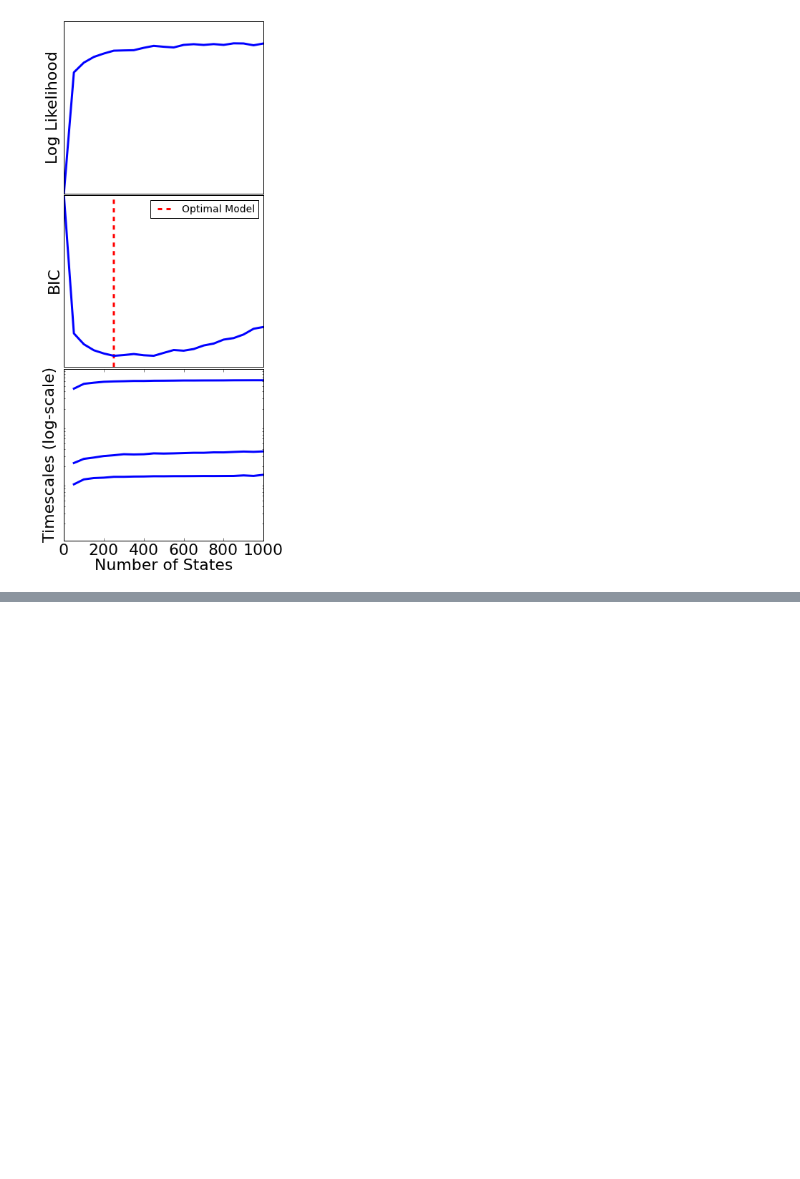
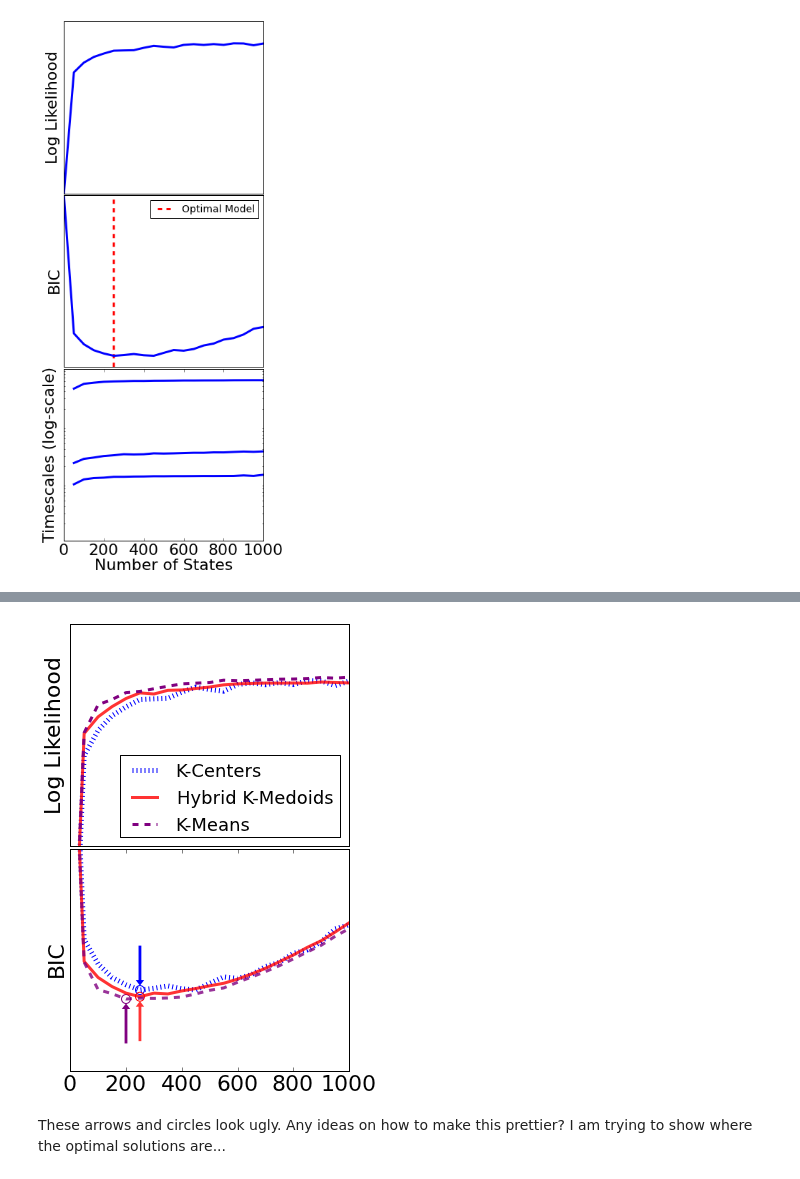
Before and after one commit to rmcgibbo/opt-k, a Jupyter notebook: muller/likelihoods.ipynb, the cells around one changed output, grey strips where cells are left out. Cells and saved outputs as stored; diff of their text form; code cells hidden in the pictures; blank space fills up the shorter version.

```diff
--- a/muller/likelihoods.ipynb
+++ b/muller/likelihoods.ipynb
@@ -176,0 +148,51 @@ ylabel('New BIC')
+# %%
+kcent = np.load('data/KCenters_n100k.npy')
+kmed = np.load('data/Hybrid10.npy')
+kmean = np.load('data/KMeans.npy')
+figure(figsize=(5,8))
+subplot(211)
+plot(ks, kcent, color='blue', lw=5, ls=':', label='K-Centers')
+plot(ks, kmed, color='red', lw=3, alpha=0.8, label='Hybrid K-Medoids')
+plot(ks, kmean, color='purple', ls='--', lw=3, label='K-Means')
+bic_kcent = -2 * kcent + np.log(1E7) * ks**2
+bic_kmed = -2 * kmed + np.log(1E7) * ks**2
+bic_kmean = -2 * kmean + np.log(1E7) * ks**2
+ylim(2E7, 4E7)
+legend(loc=4, prop={'size' : 18})
+yticks([])
+ylabel('Log Likelihood')
+xticks([])
+subplot(212)
+plot(ks, bic_kcent, color='blue', ls=':', lw=5, alpha=1, markeredgecolor='blue')#, label='K-Centers')
+plot(ks, bic_kmed, color='red', lw=3, alpha=0.8, markeredgecolor='red')#, label='Hybrid K-Medoids')
+plot(ks, bic_kmean, color='purple', ls='--', lw=3, alpha=0.8, markeredgecolor='purple')
+ylim(-8E7, -4E7)
+yticks([])
+ylabel('BIC')
+hw = 30
+hl = 1E6
+w=10
+a_len = 0.8E7
+#vlines(ks[np.argmin(bic_kcent)], -8E7, -4E7, color='blue', linestyle='dashed')
+#vlines(ks[np.argmin(bic_kmed)], -8E7, -4E7, color='red', linestyle='dashed')
+#vlines(ks[np.argmin(bic_kmean)], -8E7, -4E7, color='purple', linestyle='dashed')
+arrow(ks[np.argmin(bic_kcent)], np.min(bic_kcent) + a_len, 0, - 0.9*a_len,
+    color='blue', length_includes_head=True, head_width=hw, head_length=hl, width=w, ec='none', ls='dotted')
+arrow(ks[np.argmin(bic_kmed)], np.min(bic_kmed) - a_len, 0, 0.9*a_len,
+    color='red', length_includes_head=True, head_width=hw, head_length=hl, width=w, ec='none', alpha=0.8)
+a3=arrow(ks[np.argmin(bic_kmean)], np.min(bic_kmean) - a_len, 0, 0.9*a_len,
+    color='purple', length_includes_head=True, head_width=hw, head_length=hl, width=w, ec='none', ls='dashed' )
+legend(prop={'size' : 18})
+subplots_adjust(hspace=0.01)
+#arrow(100, 1E8, 100, 100, color='black', label='Optimal Model')
+scatter([ks[np.argmin(bic_kcent)]], [bic_kcent.min()], marker='o', edgecolor='blue', color='none', s=80)
+scatter([ks[np.argmin(bic_kmed)]], [bic_kmed.min()], marker='o', edgecolor='red', color='none', s=80)
+scatter([ks[np.argmin(bic_kmean)]], [bic_kmean.min()], marker='o', edgecolor='purple', color='none', s=80)
+l=legend(
+xlim(0,1000)
+ylim(-8E7, -4E7)
+savefig('cluster_comp.pdf')
+# %% [output]
+[figure, added]
+# %% [markdown]
+These arrows and circles look ugly. Any ideas on how to make this prettier? I am trying to show where the optimal solutions are...
```
Also changed, not shown: parts of 9 cells of this notebook, 2 other files.
